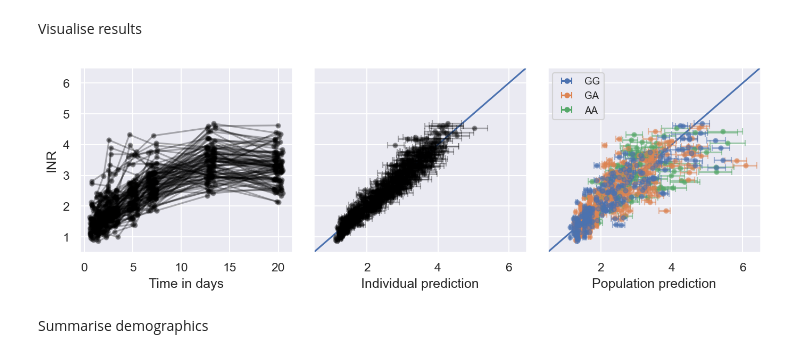
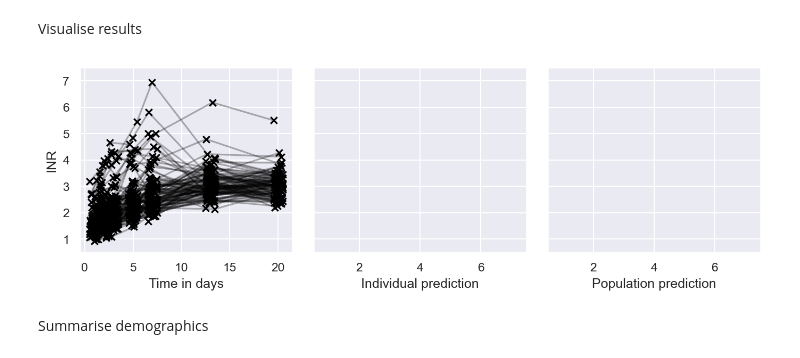
Before and after one commit to DavAug/mipd-warfarin, a Jupyter notebook: results/2_semi_mechanistic_model/results.ipynb, the cells around one changed output. Drawn from its saved outputs; the diff is of its cells as text; code cells hidden in the pictures.

Commit message:
trial phase I results

```diff
--- a/results/2_semi_mechanistic_model/results.ipynb
+++ b/results/2_semi_mechanistic_model/results.ipynb
@@ -108,11 +108,10 @@ fig, axes = plt.subplots(
 for c in concs:
     jitter = np.random.uniform(-1, 1, size=len(times))
     axes[0].plot(
-        times + jitter, c, marker='o', color='black',
-        alpha=0.3, markersize=4)
+        times + jitter, c, marker='x', color='black',
+        alpha=0.3)
     axes[0].scatter(
-        times + jitter, c, marker='o', color='black',
-        alpha=0.3, s=4)
+        times + jitter, c, marker='x', color='black')
 
 # Visualise dose point
 axes[0].annotate(
@@ -513,76 +660,75 @@ Visualise results
 # %%
 # Create layout
 fontsize = 14
 my_dpi = 192
 fig, axes = plt.subplots(
     nrows=1, ncols=3, figsize=(2250 // my_dpi, 700 // my_dpi), dpi=150,
     sharey=True, gridspec_kw=dict(wspace=0.1))
 
 # Visualise measurements
 for c in inrs:
     jitter = np.random.uniform(-0.5, 0.5, size=len(times))
     axes[0].plot(
-        times + jitter, c, marker='o', color='black',
-        alpha=0.3, markersize=4)
+        times + jitter, c, marker='x', color='black',
+        alpha=0.3)
     axes[0].scatter(
-        times + jitter, c, marker='o', color='black',
-        alpha=0.3, s=4)
+        times + jitter, c, marker='x', color='black')
 
-# Visualise residuals
-axes[1].plot(
-    [0, 1], [0, 1], transform=axes[1].transAxes, color=sns.color_palette()[0])
-medians = np.median(indiv_fits, axis=0)
-fifth = medians - np.percentile(indiv_fits, axis=0, q=5)
-ninetyfifth = np.percentile(indiv_fits, axis=0, q=95) - medians
-for idf, f in enumerate(medians):
-    axes[1].errorbar(
-        f, inrs[idf], marker='o', color='black', alpha=0.3, ls='none',
-        xerr=np.vstack((fifth[idf:idf+1], ninetyfifth[idf:idf+1])),
-        capsize=3, markersize=4)
-    axes[1].scatter(
-        f, inrs[idf], marker='o', color='black', alpha=0.3, s=4)
+# # Visualise residuals
+# axes[1].plot(
+#     [0, 1], [0, 1], transform=axes[1].transAxes, color=sns.color_palette()[0])
+# medians = np.median(indiv_fits, axis=0)
+# fifth = medians - np.percentile(indiv_fits, axis=0, q=5)
+# ninetyfifth = np.percentile(indiv_fits, axis=0, q=95) - medians
+# for idf, f in enumerate(medians):
+#     axes[1].errorbar(
+#         f, inrs[idf], marker='o', color='black', alpha=0.3, ls='none',
+#         xerr=np.vstack((fifth[idf:idf+1], ninetyfifth[idf:idf+1])),
+#         capsize=3, markersize=4)
+#     axes[1].scatter(
+#         f, inrs[idf], marker='o', color='black', alpha=0.3, s=4)
 
-axes[2].plot(
-    [0, 1], [0, 1], transform=axes[2].transAxes, color=sns.color_palette()[0])
-medians = np.median(pop_fits, axis=0)
-fifth = medians - np.percentile(pop_fits, axis=0, q=5)
-ninetyfifth = np.percentile(pop_fits, axis=0, q=95) - medians
-for idf, f in enumerate(medians):
-    axes[2].errorbar(
-        f, inrs[idf], marker='o', alpha=0.5, ls='none',
-        color=sns.color_palette()[int(covariates[idf, 2])],
-        xerr=np.vstack((fifth[idf:idf+1], ninetyfifth[idf:idf+1])),
-        capsize=3, markersize=4)
-    axes[2].scatter(
-        f, inrs[idf], marker='o', alpha=0.5, s=4,
-        color=sns.color_palette()[int(covariates[idf, 2])])
+# axes[2].plot(
+#     [0, 1], [0, 1], transform=axes[2].transAxes, color=sns.color_palette()[0])
+# medians = np.median(pop_fits, axis=0)
+# fifth = medians - np.percentile(pop_fits, axis=0, q=5)
+# ninetyfifth = np.percentile(pop_fits, axis=0, q=95) - medians
+# for idf, f in enumerate(medians):
+#     axes[2].errorbar(
+#         f, inrs[idf], marker='o', alpha=0.5, ls='none',
+#         color=sns.color_palette()[int(covariates[idf, 2])],
+#         xerr=np.vstack((fifth[idf:idf+1], ninetyfifth[idf:idf+1])),
+#         capsize=3, markersize=4)
+#     axes[2].scatter(
+#         f, inrs[idf], marker='o', alpha=0.5, s=4,
+#         color=sns.color_palette()[int(covariates[idf, 2])])
 
-# Add legend to population residuals
-labels = ['GG', 'GA', 'AA']
-for idl, label in enumerate(labels):
-    axes[2].errorbar(
-            [0, 0], [10, 11], marker='o', ls='none',
-            color=sns.color_palette()[idl], label=label,
-            xerr=[[1, 1], [1, 1]], capsize=3, markersize=4)
-axes[2].legend(fontsize=int(0.7 * fontsize), loc='upper left')
+# # Add legend to population residuals
+# labels = ['GG', 'GA', 'AA']
+# for idl, label in enumerate(labels):
+#     axes[2].errorbar(
+#             [0, 0], [10, 11], marker='o', ls='none',
+#             color=sns.color_palette()[idl], label=label,
+#             xerr=[[1, 1], [1, 1]], capsize=3, markersize=4)
+# axes[2].legend(fontsize=int(0.7 * fontsize), loc='upper left')
 
 # Label axes
 axes[0].set_xlabel('Time in days')
 axes[0].set_ylabel('INR')
 axes[1].set_xlabel('Individual prediction')
 axes[1].set_ylabel('')
 axes[2].set_xlabel('Population prediction')
 axes[2].set_ylabel('')
-axes[0].set_ylim([0.5, 6.5])
-axes[1].set_xlim([0.5, 6.5])
-axes[2].set_xlim([0.5, 6.5])
+axes[0].set_ylim([0.5, 7.5])
+axes[1].set_xlim([0.5, 7.5])
+axes[2].set_xlim([0.5, 7.5])
 
-plt.savefig('3_trial_phase_2.pdf', bbox_inches='tight')
-plt.savefig('3_trial_phase_2.tif', bbox_inches='tight')
+# plt.savefig('3_trial_phase_2.pdf', bbox_inches='tight')
+# plt.savefig('3_trial_phase_2.tif', bbox_inches='tight')
 
 plt.show()
 # %% [output]
-[figure, old version]
+[figure, new version]
 # %% [markdown]
 Summarise demographics
 # %%
```
Also changed, not shown: parts of 8 cells of this notebook, 7 other files.
